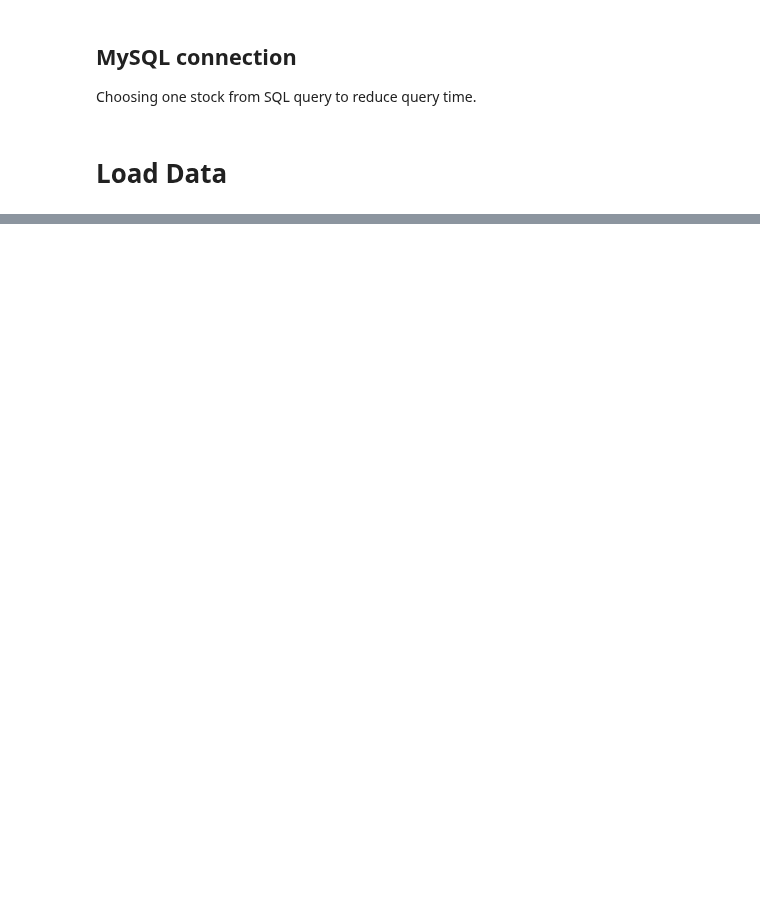
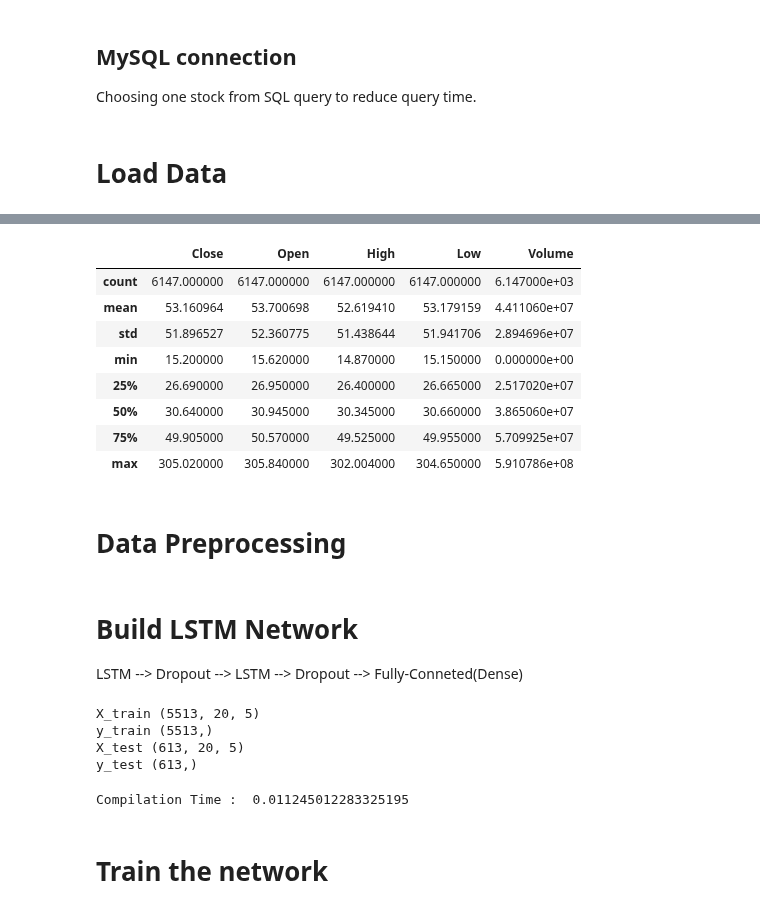
Before and after one commit to Neural-Matrix-LLC/Stock-and-ETF-Prediction, a Jupyter notebook: model-direction.ipynb, the cells around one changed output, grey strips where cells are left out. Cells and saved outputs as stored; diff of their text form; code cells hidden in the pictures; blank space fills up the shorter version.

```diff
--- a/model-direction.ipynb
+++ b/model-direction.ipynb
@@ -53,0 +114,15 @@ df.head()
+# %%
+# Descriptive statistics
+df.describe()
+# %% [output]
+|  | Close | Open | High | Low | Volume |
+| count | 6147.000000 | 6147.000000 | 6147.000000 | 6147.000000 | 6.147000e+03 |
+| mean | 53.160964 | 53.700698 | 52.619410 | 53.179159 | 4.411060e+07 |
+| std | 51.896527 | 52.360775 | 51.438644 | 51.941706 | 2.894696e+07 |
+| min | 15.200000 | 15.620000 | 14.870000 | 15.150000 | 0.000000e+00 |
+| 25% | 26.690000 | 26.950000 | 26.400000 | 26.665000 | 2.517020e+07 |
+| 50% | 30.640000 | 30.945000 | 30.345000 | 30.660000 | 3.865060e+07 |
+| 75% | 49.905000 | 50.570000 | 49.525000 | 49.955000 | 5.709925e+07 |
+| max | 305.020000 | 305.840000 | 302.004000 | 304.650000 | 5.910786e+08 |
+# %% [markdown]
+# Data Preprocessing
@@ -53,0 +176,3 @@ df.head()
+# %% [markdown]
+# Build LSTM Network
+LSTM --> Dropout --> LSTM --> Dropout --> Fully-Conneted(Dense)
@@ -53,0 +202,18 @@ df.head()
+# %%
+window = 20
+X_train, y_train, X_test, y_test = preprocess_data(df[:: -1], window)
+print("X_train", X_train.shape)
+print("y_train", y_train.shape)
+print("X_test", X_test.shape)
+print("y_test", y_test.shape)
+# %% [output]
+X_train (5513, 20, 5)
+y_train (5513,)
+X_test (613, 20, 5)
+y_test (613,)
+# %%
+model = build_model([X_train.shape[2], window, 100, 1])
+# %% [output]
+Compilation Time :  0.011245012283325195
+# %% [markdown]
+# Train the network
```
Also changed, not shown: parts of 18 cells of this notebook, 1 other file.
